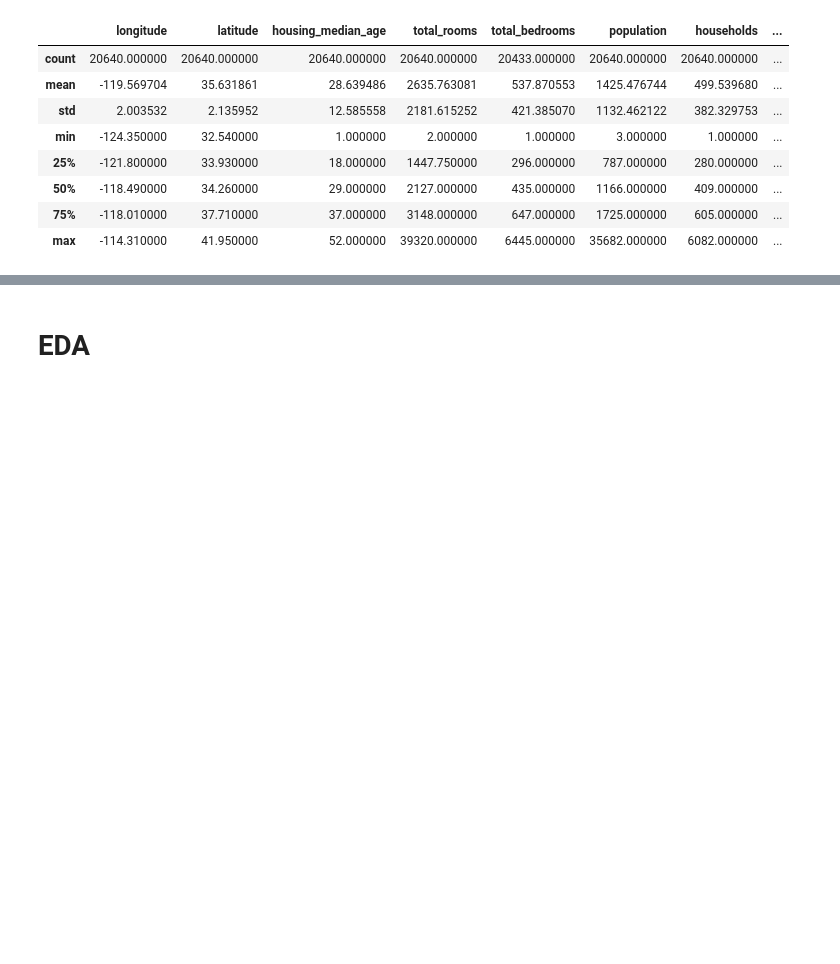
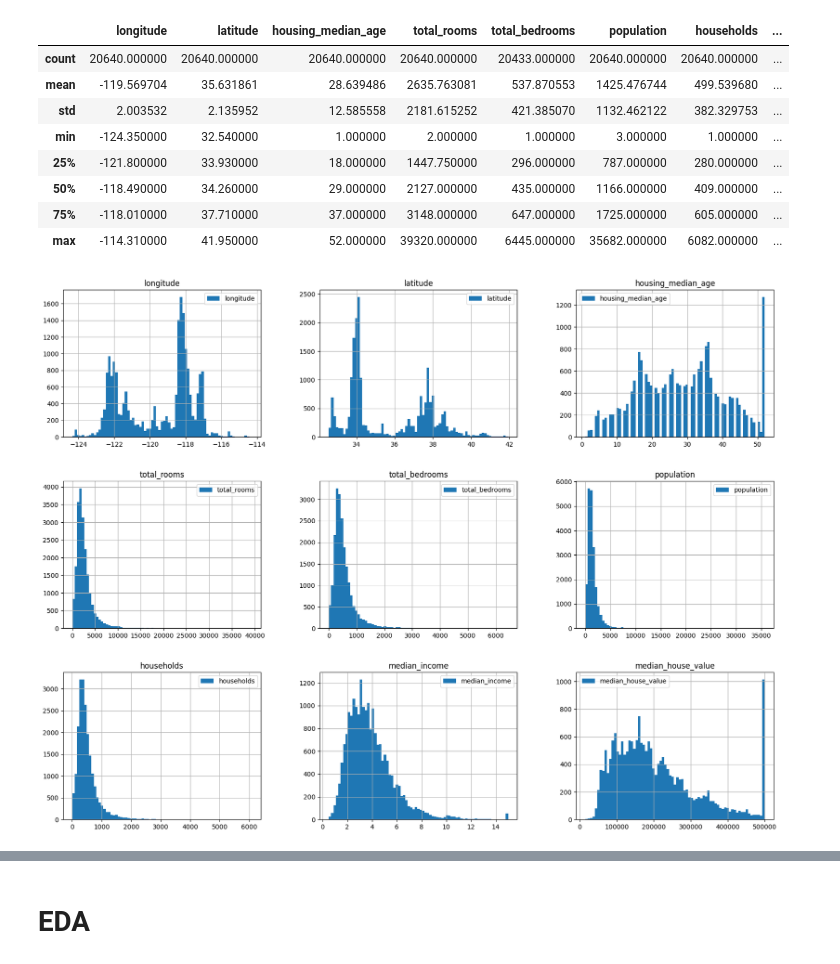
Before and after one commit to arthuranacletodias/Data_Science, a Jupyter notebook: Chapter_2.ipynb, the cells around one changed output, grey strips where cells are left out. Saved outputs shown, nothing was run; the diff lists cells and outputs as text; code cells hidden in the pictures; blank space fills up the shorter version.

```diff
--- a/Chapter_2.ipynb
+++ b/Chapter_2.ipynb
@@ -110,12 +122,14 @@ housing.describe()  # resumo estatístico do df
 # %%
 # verificando histograma das variáveis
 
 '''
-Podemos afirmar que temos mais de 1200 distritos com media de idade com 52 anos.
-
-obs: cuidado com o número de bins, pois pode confundir a análise.
+Temos mais de 1200 observações com valor 52
+Temos mais de 1000 observações com valor acima de 500.000
+obs: cuidado com o número de bins, pois pode confundir a análise visual.
 '''
 import matplotlib.pyplot as plt
 %matplotlib inline
 housing.hist(bins=75, figsize=(20, 15), legend=True);
+# %% [output]
+[figure, added]
 # %%
```
Also changed, not shown: parts of 49 cells of this notebook.
